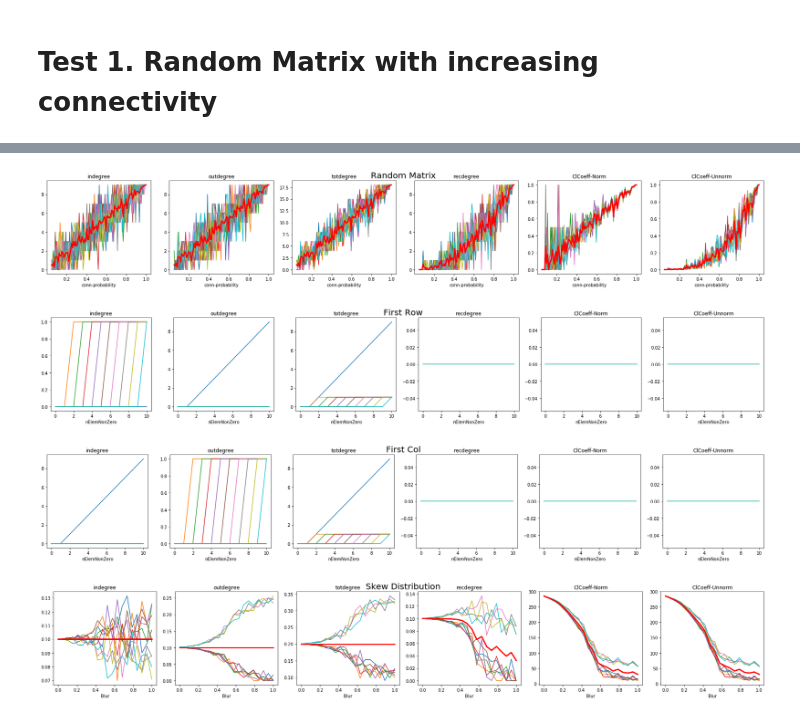
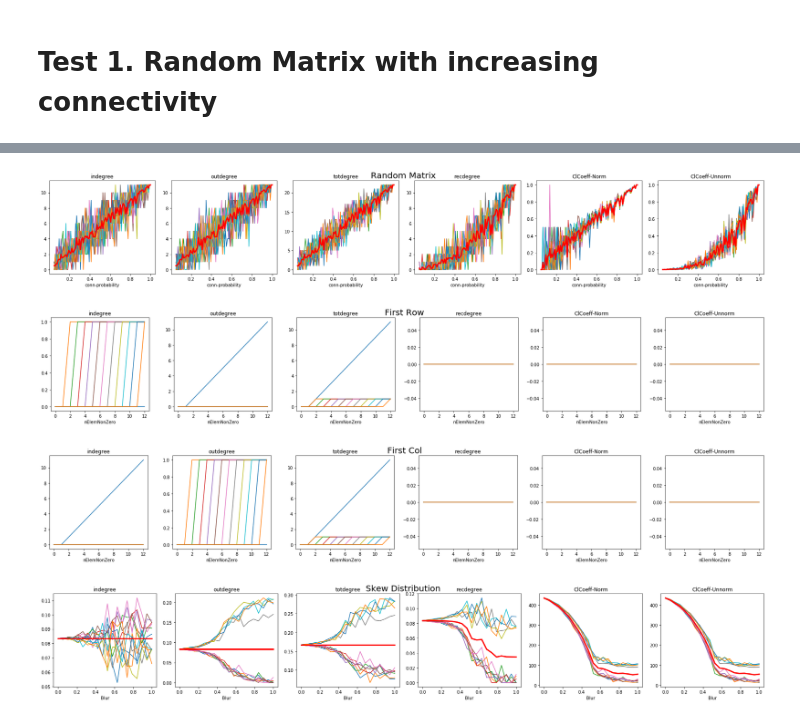
Before and after one commit to aleksejs-fomins/mesoscopic-functional-connectivity, a Jupyter notebook: codes/lib_unittest/connectomics.ipynb, the cells around one changed output, grey strips where cells are left out. Saved outputs shown, nothing was run; the diff lists cells and outputs as text; code cells hidden in the pictures.

```diff
--- a/codes/lib_unittest/connectomics.ipynb
+++ b/codes/lib_unittest/connectomics.ipynb
@@ -74,7 +119,7 @@ cl_coeff       = lambda M: graph_lib.cl_coeff(M, normDegree=True)
 cl_coeffNoNorm = lambda M: graph_lib.cl_coeff(M, normDegree=False)
 
 # Number of nodes in a matrix
-nNode = 10
+nNode = 12
 
 #############################
 # List all tests to run
@@ -109,34 +154,34 @@ nTask = len(taskFrame["Name"])
 
 for iTest in range(nTest):
     testfunc  = testFrame["Func"][iTest]
     testrange = testFrame["Range"][iTest]
     testrangename = testFrame["RangeName"][iTest]
     testplotmean = testFrame["PlotMean"][iTest]
 
     #############################
     # Compute different metrics for random matrices
     #############################
     nTrial = len(testrange)
     data = np.zeros((nTask, nTrial, nNode))
     for iTrial in range(nTrial):
         M = testfunc(nNode, testrange[iTrial])
         for iTask in range(nTask):
             data[iTask, iTrial] = taskFrame["Func"][iTask](M)
 
     #############################
     # Plot these metrics
     #############################
     fig, ax = plt.subplots(ncols=nTask, figsize=(4*nTask, 4), tight_layout=True)
     fig.suptitle(testFrame["Title"][iTest], fontsize=20)
     for iTask in range(nTask):
         ax[iTask].set_xlabel(testrangename)
         ax[iTask].set_title(taskFrame["Name"][iTask])
         ax[iTask].plot(testrange, data[iTask])
         if testplotmean:
             ax[iTask].plot(testrange, np.mean(data[iTask], axis=1), 'r', linewidth=3)
     plt.show()
 # %% [output]
-[figure, old version]
+[figure, new version]
-[figure, old version]
+[figure, new version]
-[figure, old version]
+[figure, new version]
-[figure, old version]
+[figure, new version]
```
Also changed, not shown: parts of 3 cells of this notebook, 2 other files.
